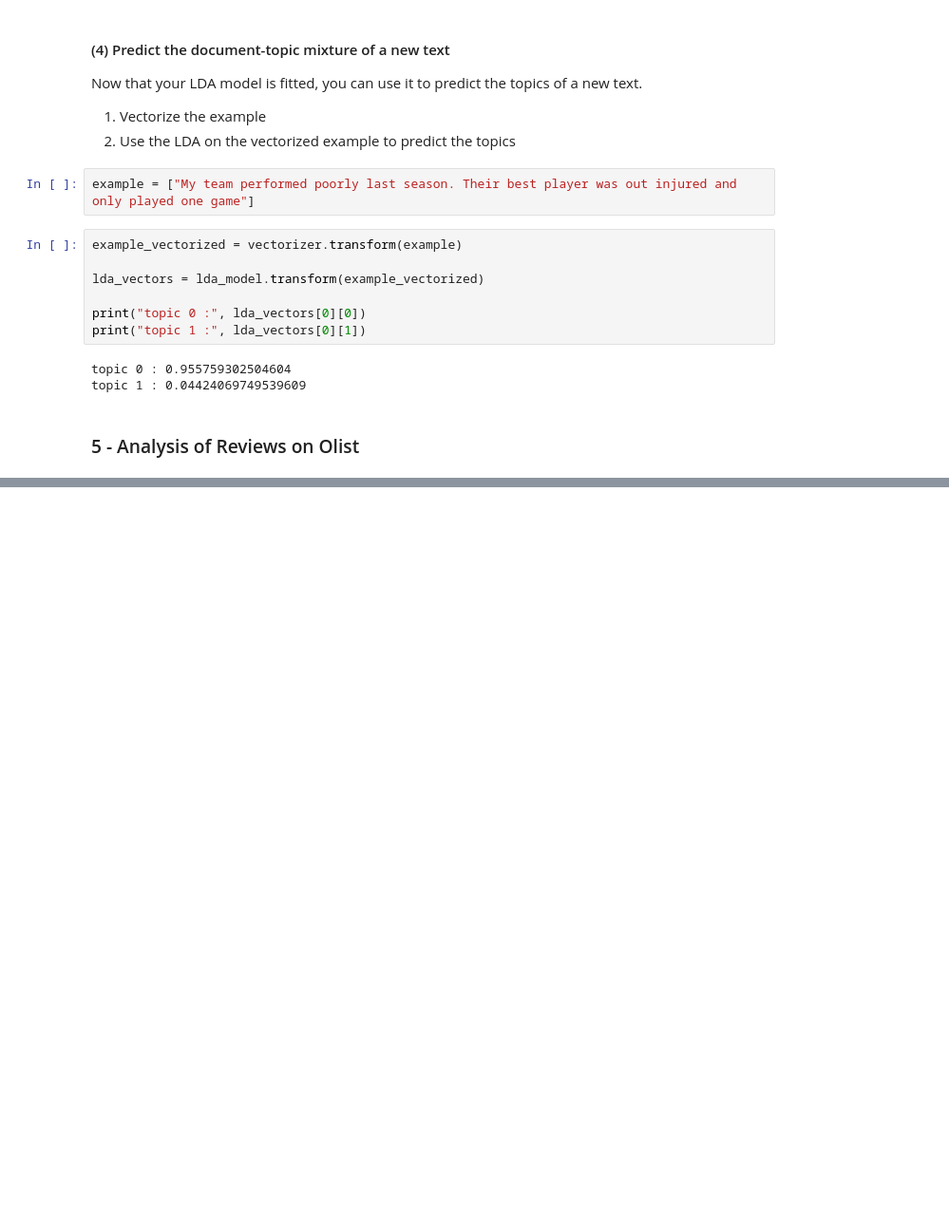
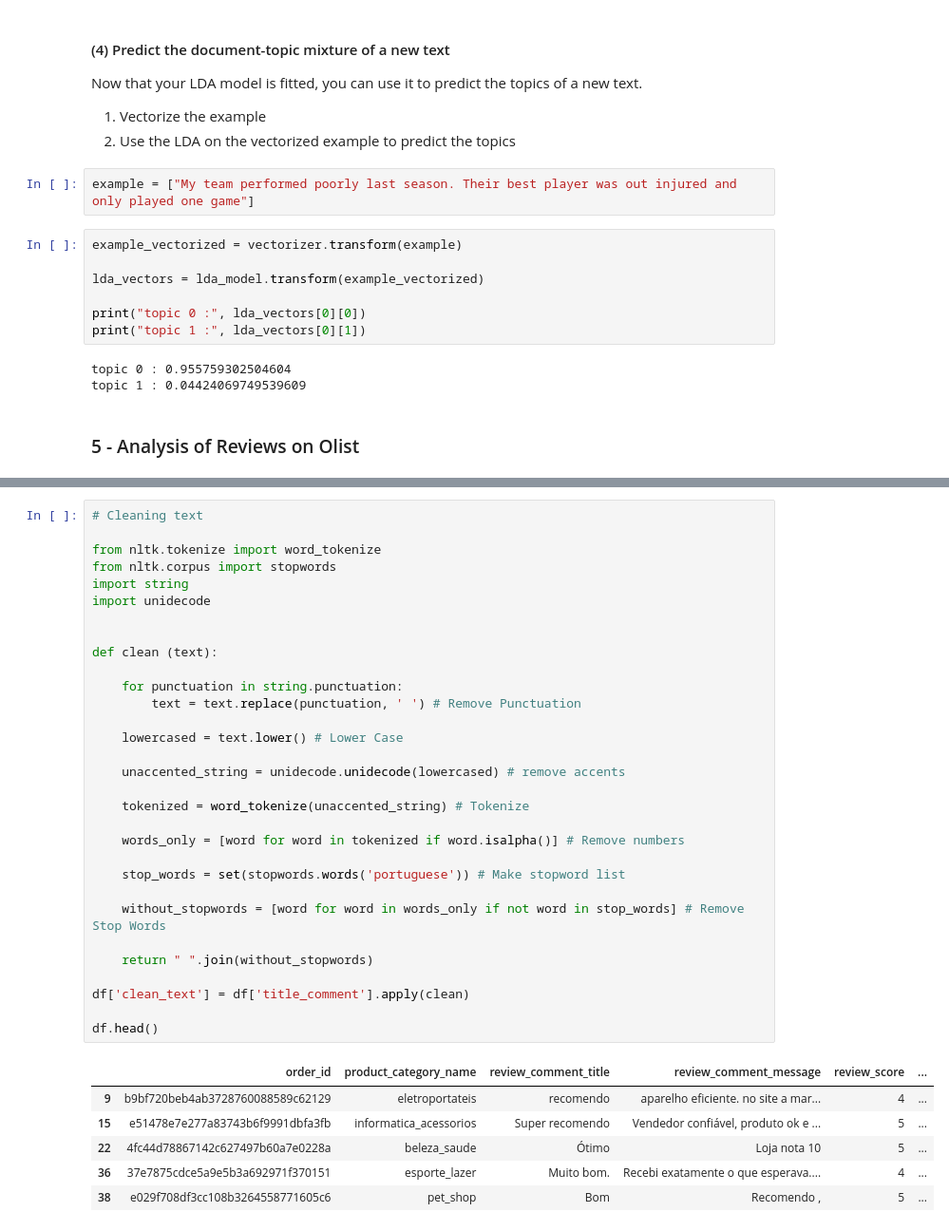
Before and after one commit to jalwalb2765/python_resources, a Jupyter notebook: 10_nlp.ipynb, the cells around one changed output, grey strips where cells are left out. Shown at 95% size. Drawn from its saved outputs; the diff is of its cells as text; blank space fills up the shorter version.

```diff
--- a/10_nlp.ipynb
+++ b/10_nlp.ipynb
@@ -1793,0 +1846,38 @@ topic 1 : 0.04424069749539609
+# %%
+# Cleaning text
+
+from nltk.tokenize import word_tokenize
+from nltk.corpus import stopwords
+import string
+import unidecode
+
+
+def clean (text):
+
+    for punctuation in string.punctuation:
+        text = text.replace(punctuation, ' ') # Remove Punctuation
+
+    lowercased = text.lower() # Lower Case
+
+    unaccented_string = unidecode.unidecode(lowercased) # remove accents
+
+    tokenized = word_tokenize(unaccented_string) # Tokenize
+
+    words_only = [word for word in tokenized if word.isalpha()] # Remove numbers
+
+    stop_words = set(stopwords.words('portuguese')) # Make stopword list
+
+    without_stopwords = [word for word in words_only if not word in stop_words] # Remove Stop Words
+
+    return " ".join(without_stopwords)
+
+df['clean_text'] = df['title_comment'].apply(clean)
+
+df.head()
+# %% [output]
+|  | order_id | product_category_name | review_comment_title | review_comment_message | review_score | ... |
+| 9 | b9bf720beb4ab3728760088589c62129 | eletroportateis | recomendo | aparelho eficiente. no site a mar... | 4 | ... |
+| 15 | e51478e7e277a83743b6f9991dbfa3fb | informatica_acessorios | Super recomendo | Vendedor confiável, produto ok e ... | 5 | ... |
+| 22 | 4fc44d78867142c627497b60a7e0228a | beleza_saude | Ótimo | Loja nota 10 | 5 | ... |
+| 36 | 37e7875cdce5a9e5b3a692971f370151 | esporte_lazer | Muito bom. | Recebi exatamente o que esperava.... | 4 | ... |
+| 38 | e029f708df3cc108b3264558771605c6 | pet_shop | Bom | Recomendo , | 5 | ... |
```
Also changed, not shown: parts of 14 cells of this notebook.
